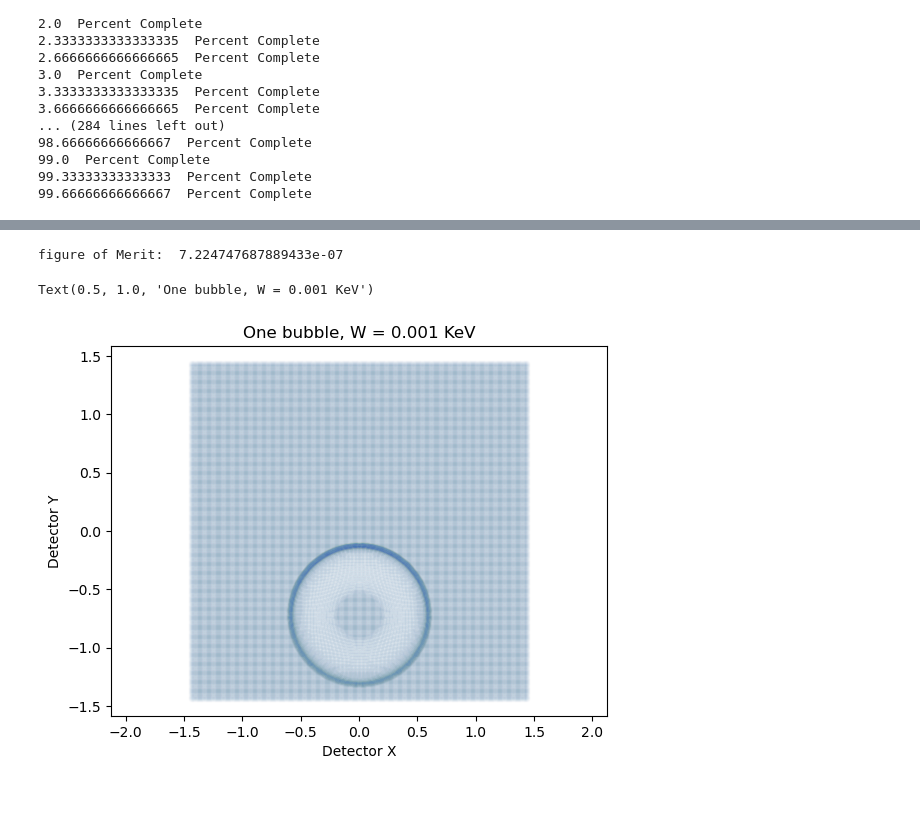
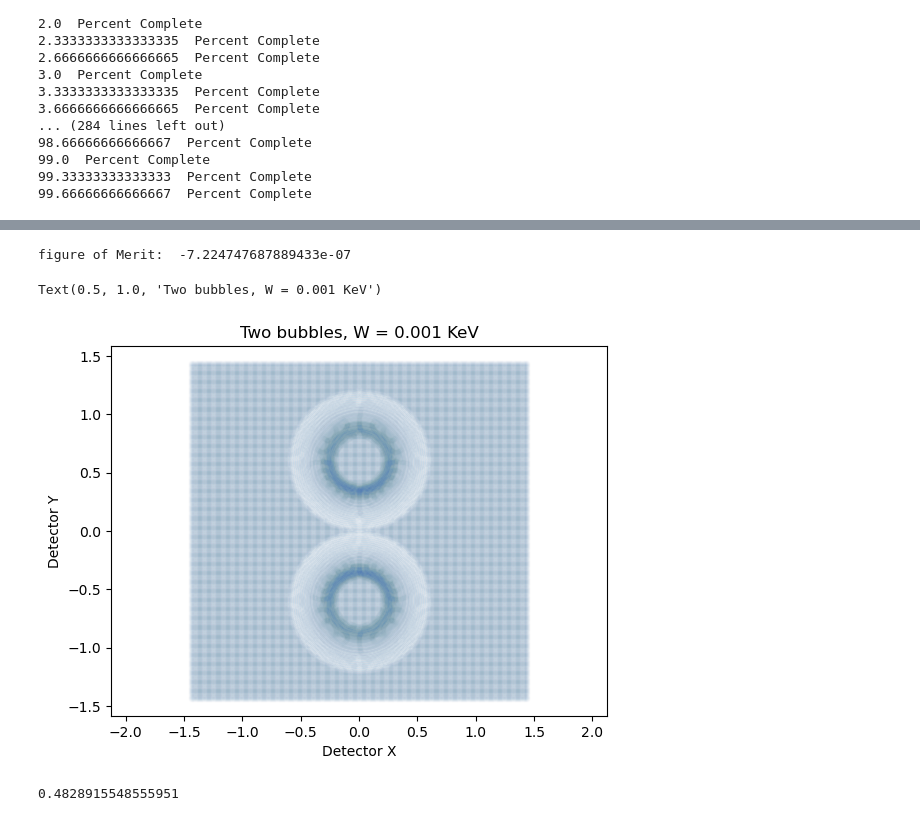
Before and after one commit to vandelij/plasma_diagnostic_hw, a Jupyter notebook: HW4.ipynb, the cells around one changed output, grey strips where cells are left out. Cells and saved outputs as stored; diff of their text form; code cells hidden in the pictures.

```diff
--- a/HW4.ipynb
+++ b/HW4.ipynb
@@ -173,7 +173,7 @@ plt.axis('equal')
 # New Fields section
 Ln = 0.1
 LB = Ln/3
-Ly = 1.2*Ln
+Ly = 1.01*Ln
 B0 = 1
 E0 = 1
 pi = np.pi
@@ -336,14 +349,14 @@ plt.ylim((-Ly*2.5, Ly*2.5))
 
 Ln = 0.1
 LB = Ln/3
-Ly = 1.2*Ln
-B0 = 100
-E0 = 1
+Ly = 1.01*Ln
+B0 = -100#.01#100
+E0 = 1#1e5 # 1
 pi = np.pi
 
 # particle energy and geometry settings
 
-Wkev = 0.001 # KeV
+Wkev = 0.001#1e-3#0.001 # KeV
 W = Wkev*1.6022e-19*1000 # convert to jouls
 e = 1.6022e-19 # proton charge
 dl = 0.00001 # thickness of slab
@@ -368,18 +381,20 @@ X, Y = np.meshgrid(xgrid, ygrid)
 
 def alpha_E(x,y):
     front = e*dl/(2*W)
-    return np.array([front*E1(x,y)[0], front*E1(x,y)[1], 0])
+    # return np.array([front*E1(x,y)[0], front*E1(x,y)[1], 0]) # one bubble
+    return np.array([front*(E1(x,y)[0] + E2(x,y)[0]), front*(E1(x,y)[1] + E2(x,y)[1]), 0])
 
 def alpha_B(x,y):
     lhat = np.array([x, y, l])/np.sqrt(x**2 + y**2 + l**2)
-    B = np.array([B1(x,y)[0], B1(x,y)[1], 0])
+    #B = np.array([B1(x,y)[0], B1(x,y)[1], 0])  # one bubble
+    B = np.array([(B1(x,y)[0] + B2(x,y)[0]), (B1(x,y)[1] + B2(x,y)[1]), 0])
     lcrossB = np.cross(lhat, B)
     return e*dl*lcrossB/np.sqrt(2*m*W)
 
 def alphatot(x,y):
     return alpha_E(x,y) + alpha_B(x,y)
 # %% [output]
-figure of Merit:  7.224747687889433e-07
+figure of Merit:  -7.224747687889433e-07
 # %%
 # calculate alphaE and alphaB
 
@@ -431,9 +446,9 @@ for ixg in range(X.shape[0]):
 # %%
 plt.scatter(xs, ys, alpha=0.01, s=10)
 plt.axis('equal')
 plt.ylabel('Detector Y')
 plt.xlabel('Detector X')
-plt.title(f'One bubble, W = {round(Wkev, 3)} KeV')
+plt.title(f'Two bubbles, W = {round(Wkev, 3)} KeV')
 # %% [output]
-Text(0.5, 1.0, 'One bubble, W = 0.001 KeV')
+Text(0.5, 1.0, 'Two bubbles, W = 0.001 KeV')
-[figure, old version]
+[figure, new version]
@@ -441,0 +455,19 @@ Text(0.5, 1.0, 'One bubble, W = 0.001 KeV')
+# %%
+# Contrast parameter
+alphamag = np.zeros_like(X)
+
+for ix in range(X.shape[0]):
+    for iy in range(Y.shape[1]):
+        alpha_ex = alphaE[0][ix, iy]
+        alpha_ey = alphaE[1][ix, iy]
+        alpha_ez = alphaE[2][ix, iy]
+
+        alpha_bx = alphaB[0][ix, iy]
+        alpha_by = alphaB[1][ix, iy]
+        alpha_bz = alphaB[2][ix, iy]
+
+        alphamag[ix,iy] = np.sqrt((alpha_ex + alpha_bx)**2 + (alpha_ey + alpha_by)**2 + (alpha_ez + alpha_bz)**2)
+
+print(np.max(alphamag))
+# %% [output]
+0.4828915548555951
```
Also changed, not shown: parts of 5 cells of this notebook.
